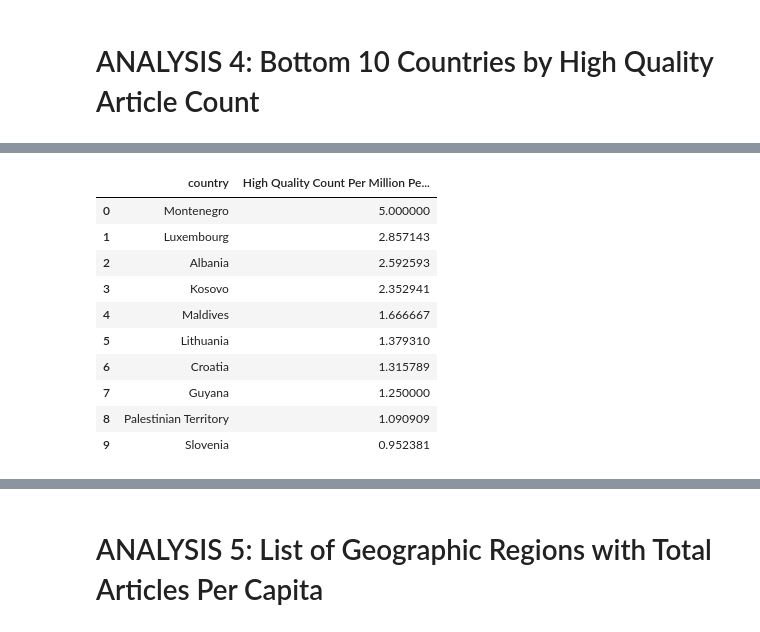
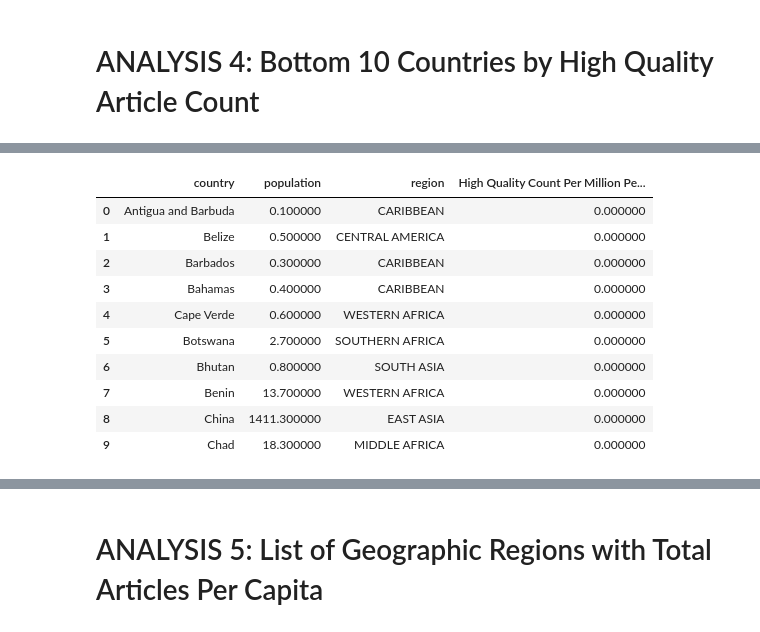
Before and after one commit to SSGurajala/DATA512, a Jupyter notebook: data-512-homework_2/src/notebooks/data_analysis.ipynb, the cells around one changed output, grey strips where cells are left out. Drawn from its saved outputs; the diff is of its cells as text; code cells hidden in the pictures.

```diff
--- a/data-512-homework_2/src/notebooks/data_analysis.ipynb
+++ b/data-512-homework_2/src/notebooks/data_analysis.ipynb
@@ -123,18 +125,18 @@ display(top10_highquality.style)
 # %%
 #Sort input dataframe, pick top 10, and remove index
-bottom10_highquality = highquality_count_by_country.sort_values('High Quality Count Per Million People', ascending = False)[0:10].reset_index(drop = True)
-bottom10_highquality = bottom10_highquality.drop(['population', 'region', 'high_quality_count'], axis = 1)
+bottom10_highquality = highquality_count_by_country.sort_values('High Quality Count Per Million People', ascending = True)[0:10].reset_index(drop = True)
+bottom10_highquality = bottom10_highquality.drop(['high_quality_count'], axis = 1)
 #display the dataframe
 display(bottom10_highquality.style)
 # %% [output]
-|  | country | High Quality Count Per Million Pe... |
-| 0 | Montenegro | 5.000000 |
-| 1 | Luxembourg | 2.857143 |
-| 2 | Albania | 2.592593 |
-| 3 | Kosovo | 2.352941 |
-| 4 | Maldives | 1.666667 |
-| 5 | Lithuania | 1.379310 |
-| 6 | Croatia | 1.315789 |
-| 7 | Guyana | 1.250000 |
-| 8 | Palestinian Territory | 1.090909 |
-| 9 | Slovenia | 0.952381 |
+|  | country | population | region | High Quality Count Per Million Pe... |
+| 0 | Antigua and Barbuda | 0.100000 | CARIBBEAN | 0.000000 |
+| 1 | Belize | 0.500000 | CENTRAL AMERICA | 0.000000 |
+| 2 | Barbados | 0.300000 | CARIBBEAN | 0.000000 |
+| 3 | Bahamas | 0.400000 | CARIBBEAN | 0.000000 |
+| 4 | Cape Verde | 0.600000 | WESTERN AFRICA | 0.000000 |
+| 5 | Botswana | 2.700000 | SOUTHERN AFRICA | 0.000000 |
+| 6 | Bhutan | 0.800000 | SOUTH ASIA | 0.000000 |
+| 7 | Benin | 13.700000 | WESTERN AFRICA | 0.000000 |
+| 8 | China | 1411.300000 | EAST ASIA | 0.000000 |
+| 9 | Chad | 18.300000 | MIDDLE AFRICA | 0.000000 |
```
Also changed, not shown: parts of 10 cells of this notebook, 1 other file.
